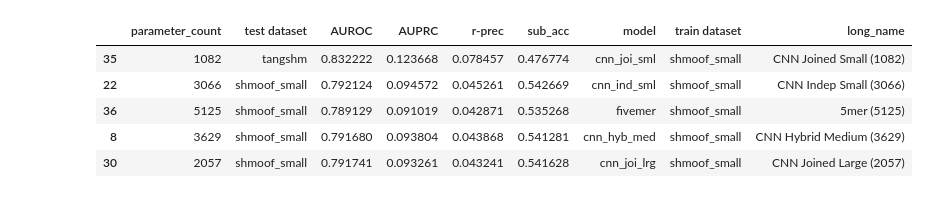
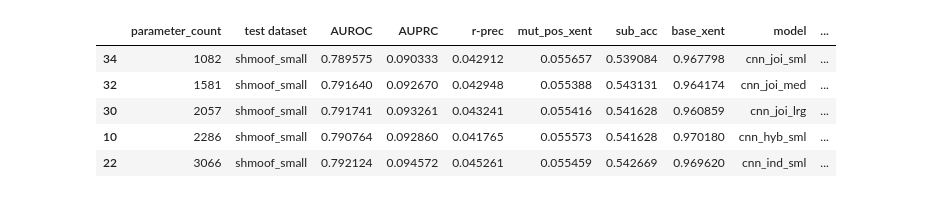
Before and after one commit to matsengrp/thrifty-experiments-1, a Jupyter notebook: human/performance.ipynb, the cells around one changed output. Cells and saved outputs as stored; diff of their text form; code cells hidden in the pictures.

```diff
--- a/human/performance.ipynb
+++ b/human/performance.ipynb
@@ -18,7 +18,8 @@ if not os.path.exists(figures_dir):
 # default_font_size = plt.rcParams['font.size']
 # plt.rcParams.update({'font.size': default_font_size * 1.4})
 # %%
-compare_df = pd.read_csv("../train/_ignore/model_compare.csv")
+# compare_df = pd.read_csv("../train/_ignore/mouse_model_compare.csv")
+compare_df = pd.read_csv("../train/_ignore/human_model_compare.csv")
 
 # split crepe_basename on "-", the first entry is the model name and the second entry is the train dataset
 compare_df["model"] = compare_df["crepe_basename"].apply(lambda x: x.split("-")[0])
@@ -36,7 +45,7 @@ df = df[~df.model.str.contains("8k")]
 # For every row with rsshmoof as the model subtract off 4**5 from the parameter
 # count, correspding to every possible 5mer getting mutated to itself. We handle
 # this setting indirectly by zeroing out the WT prediction.
-df["parameter_count"] = df.apply(lambda row: row["parameter_count"] - 4**5 if row["model"] == "rsshmoof" else row["parameter_count"], axis=1)
+df["parameter_count"] = df.apply(lambda row: row["parameter_count"] - 4**5 if row["model"] in ["fivemer", "rsshmoof"] else row["parameter_count"], axis=1)
 
 # Dictionaries for translation
 model_translations = {
@@ -46,37 +55,39 @@ model_translations = {
     "ind": "Indep",
     "joi": "Joined",
     "hyb": "Hybrid",
     "sml": "Small",
     "med": "Medium",
     "lrg": "Large",
     "4k": "4K"
 }
 
 def create_long_name(row):
     parts = row["model"].split('_')
     # Translate each part using the model_translations dictionary
     full_name_parts = [model_translations.get(part, part) for part in parts]
     # Special handling for models without underscores
     if len(full_name_parts) == 1:
         full_name = model_translations.get(row["model"], row["model"])
     else:
         # Join the translated parts with spaces for CNN models
         full_name = ' '.join(full_name_parts[:-1]) + " " + full_name_parts[-1]
     return f"{full_name} ({row['parameter_count']})"
 
 # Apply the transformation to create the long_name column
 df['long_name'] = df.apply(create_long_name, axis=1)
 
 # sort df by parameter count
 df = df.sort_values(by="parameter_count")
 # reverse stable sort by test dataset
 df = df.sort_values(by="test dataset", kind="mergesort")
 
-df.sample(5)
+df.head(5)
+
+compare_df["model"].unique()
 # %% [output]
-|  | parameter_count | test dataset | AUROC | AUPRC | r-prec | sub_acc | model | train dataset | long_name |
-| 35 | 1082 | tangshm | 0.832222 | 0.123668 | 0.078457 | 0.476774 | cnn_joi_sml | shmoof_small | CNN Joined Small (1082) |
-| 22 | 3066 | shmoof_small | 0.792124 | 0.094572 | 0.045261 | 0.542669 | cnn_ind_sml | shmoof_small | CNN Indep Small (3066) |
-| 36 | 5125 | shmoof_small | 0.789129 | 0.091019 | 0.042871 | 0.535268 | fivemer | shmoof_small | 5mer (5125) |
-| 8 | 3629 | shmoof_small | 0.791680 | 0.093804 | 0.043868 | 0.541281 | cnn_hyb_med | shmoof_small | CNN Hybrid Medium (3629) |
-| 30 | 2057 | shmoof_small | 0.791741 | 0.093261 | 0.043241 | 0.541628 | cnn_joi_lrg | shmoof_small | CNN Joined Large (2057) |
+|  | parameter_count | test dataset | AUROC | AUPRC | r-prec | mut_pos_xent | sub_acc | base_xent | model | ... |
+| 34 | 1082 | shmoof_small | 0.789575 | 0.090333 | 0.042912 | 0.055657 | 0.539084 | 0.967798 | cnn_joi_sml | ... |
+| 32 | 1581 | shmoof_small | 0.791640 | 0.092670 | 0.042948 | 0.055388 | 0.543131 | 0.964174 | cnn_joi_med | ... |
+| 30 | 2057 | shmoof_small | 0.791741 | 0.093261 | 0.043241 | 0.055416 | 0.541628 | 0.960859 | cnn_joi_lrg | ... |
+| 10 | 2286 | shmoof_small | 0.790764 | 0.092860 | 0.041765 | 0.055573 | 0.541628 | 0.970180 | cnn_hyb_sml | ... |
+| 22 | 3066 | shmoof_small | 0.792124 | 0.094572 | 0.045261 | 0.055459 | 0.542669 | 0.969620 | cnn_ind_sml | ... |
```
Also changed, not shown: parts of 3 cells of this notebook.
